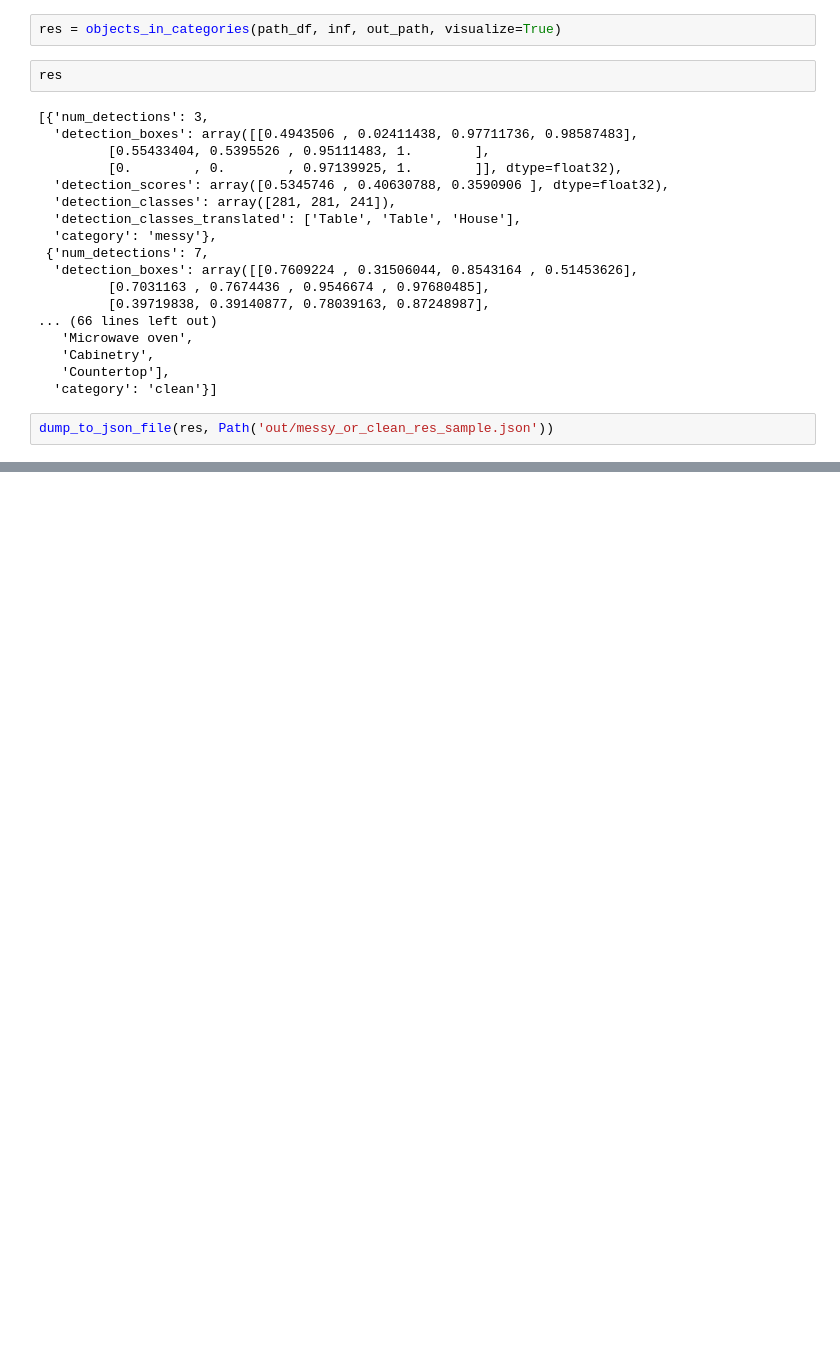
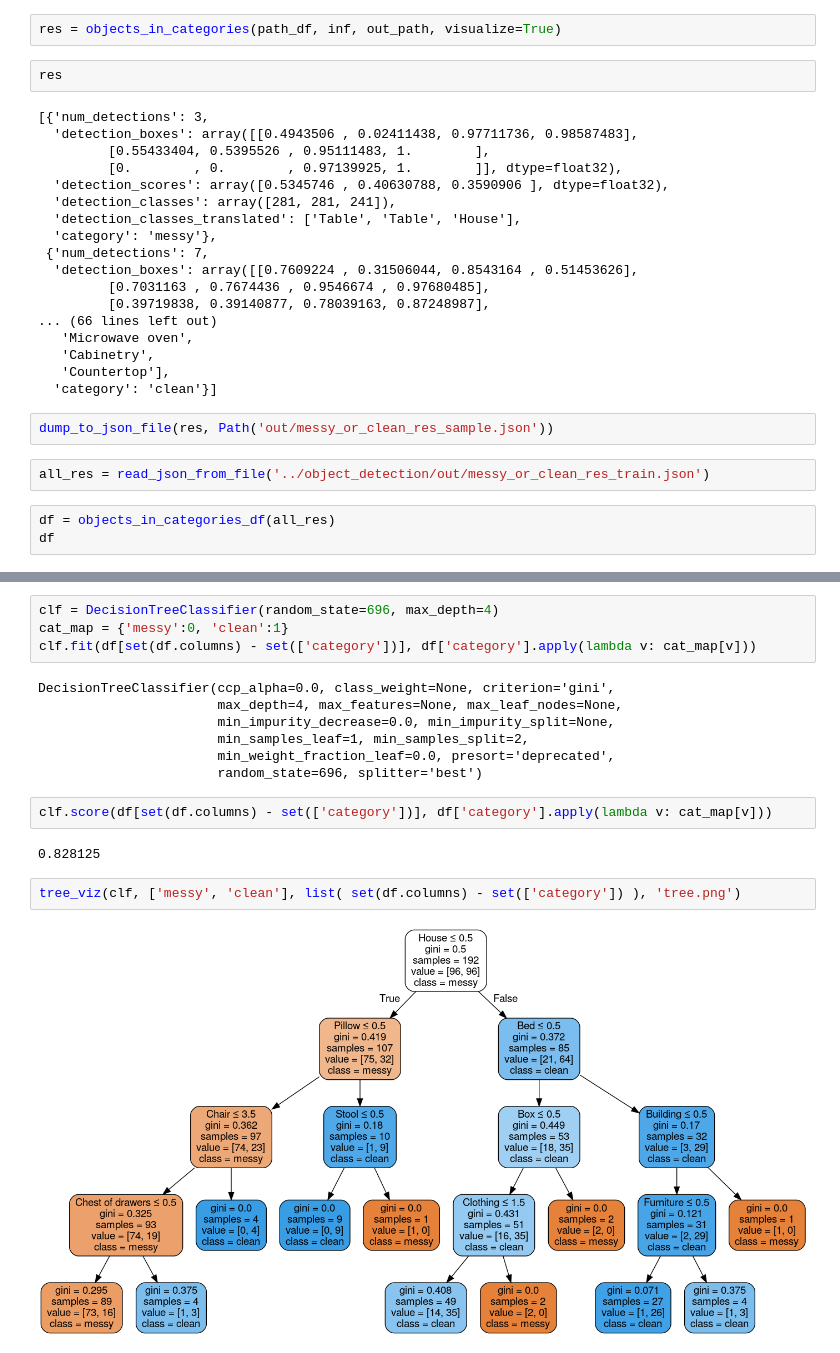
Before and after one commit to UMass-Rescue/object_summary, a Jupyter notebook: Object Summary Example.ipynb, the cells around one changed output, grey strips where cells are left out. Saved outputs shown, nothing was run; the diff lists cells and outputs as text; blank space fills up the shorter version.

Commit message:
Updated example with tree visualization and count methods

```diff
--- a/Object Summary Example.ipynb
+++ b/Object Summary Example.ipynb
@@ -89,3 +94,8 @@ res
   'category': 'clean'}]
 # %%
 dump_to_json_file(res, Path('out/messy_or_clean_res_sample.json'))
+# %%
+all_res = read_json_from_file('../object_detection/out/messy_or_clean_res_train.json')
+# %%
+df = objects_in_categories_df(all_res)
+df
@@ -91,0 +116,19 @@ dump_to_json_file(res, Path('out/messy_or_clean_res_sample.json'))
+# %%
+clf = DecisionTreeClassifier(random_state=696, max_depth=4)
+cat_map = {'messy':0, 'clean':1}
+clf.fit(df[set(df.columns) - set(['category'])], df['category'].apply(lambda v: cat_map[v]))
+# %% [output]
+DecisionTreeClassifier(ccp_alpha=0.0, class_weight=None, criterion='gini',
+                       max_depth=4, max_features=None, max_leaf_nodes=None,
+                       min_impurity_decrease=0.0, min_impurity_split=None,
+                       min_samples_leaf=1, min_samples_split=2,
+                       min_weight_fraction_leaf=0.0, presort='deprecated',
+                       random_state=696, splitter='best')
+# %%
+clf.score(df[set(df.columns) - set(['category'])], df['category'].apply(lambda v: cat_map[v]))
+# %% [output]
+0.828125
+# %%
+tree_viz(clf, ['messy', 'clean'], list( set(df.columns) - set(['category']) ), 'tree.png')
+# %% [output]
+[figure, added]
```
Also changed, not shown: parts of 2 cells of this notebook, 1 other file.
